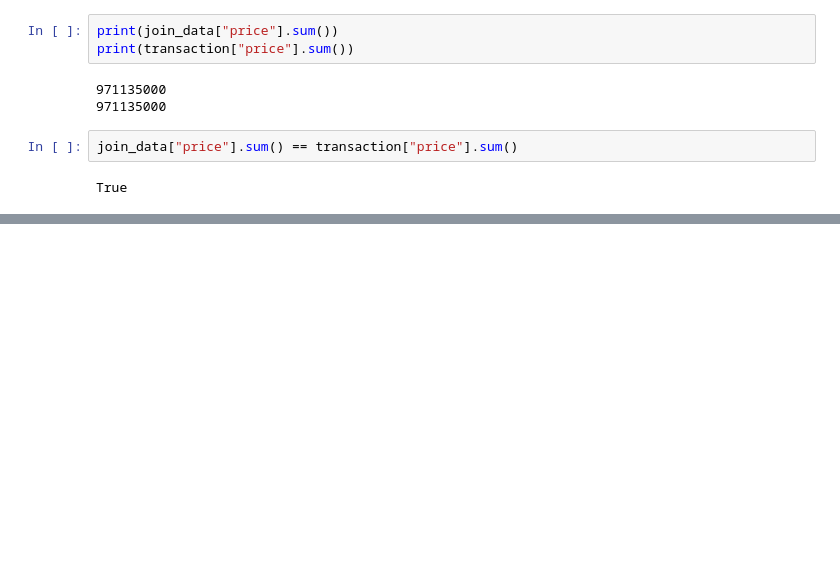
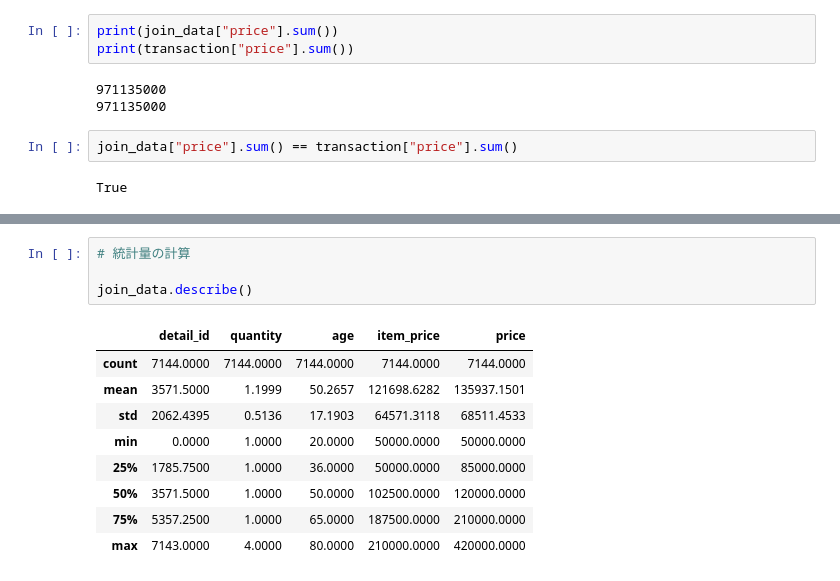
Before and after one commit to ginmaruGH/python-practical-data-analysis-100knocks, a Jupyter notebook: ch01/ch01.ipynb, the cells around one changed output, grey strips where cells are left out. Cells and saved outputs as stored; diff of their text form; blank space fills up the shorter version.

```diff
--- a/ch01/ch01.ipynb
+++ b/ch01/ch01.ipynb
@@ -267,0 +304,14 @@ True
+# %%
+# 統計量の計算
+
+join_data.describe()
+# %% [output]
+|  | detail_id | quantity | age | item_price | price |
+| count | 7144.0000 | 7144.0000 | 7144.0000 | 7144.0000 | 7144.0000 |
+| mean | 3571.5000 | 1.1999 | 50.2657 | 121698.6282 | 135937.1501 |
+| std | 2062.4395 | 0.5136 | 17.1903 | 64571.3118 | 68511.4533 |
+| min | 0.0000 | 1.0000 | 20.0000 | 50000.0000 | 50000.0000 |
+| 25% | 1785.7500 | 1.0000 | 36.0000 | 50000.0000 | 85000.0000 |
+| 50% | 3571.5000 | 1.0000 | 50.0000 | 102500.0000 | 120000.0000 |
+| 75% | 5357.2500 | 1.0000 | 65.0000 | 187500.0000 | 210000.0000 |
+| max | 7143.0000 | 4.0000 | 80.0000 | 210000.0000 | 420000.0000 |
```
Also changed, not shown: parts of 22 cells of this notebook, 5 other files.
